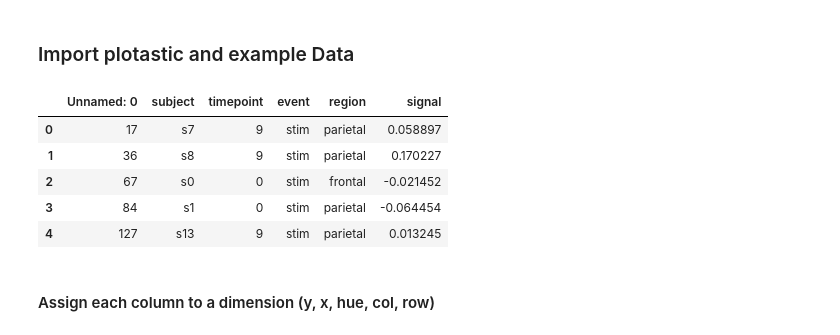
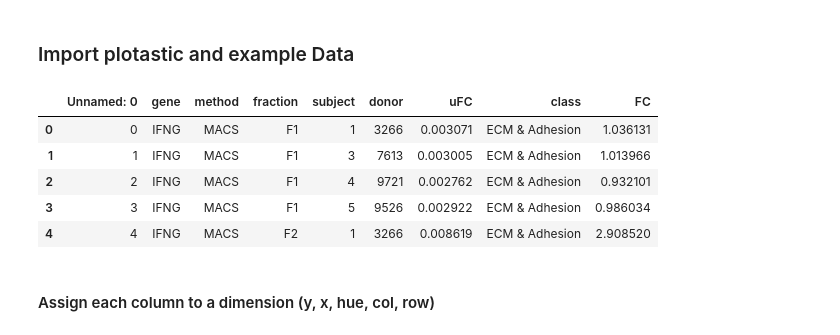
Before and after one commit to markur4/plotastic, a Jupyter notebook: How_To_Use/quick_example_fmri.ipynb, the cells around one changed output. Drawn from its saved outputs; the diff is of its cells as text; code cells hidden in the pictures.

```diff
--- a/How_To_Use/quick_example_fmri.ipynb
+++ b/How_To_Use/quick_example_fmri.ipynb
@@ -5,16 +5,16 @@
 # %%
 import plotastic as plst
 
 # Import Example Data
-DF, dims = plst.load_dataset("fmri", verbose = False)
+DF, dims = plst.load_dataset("qpcr", verbose = False)
 DF.head()
 # %% [output]
-|  | Unnamed: 0 | subject | timepoint | event | region | signal |
-| 0 | 17 | s7 | 9 | stim | parietal | 0.058897 |
-| 1 | 36 | s8 | 9 | stim | parietal | 0.170227 |
-| 2 | 67 | s0 | 0 | stim | frontal | -0.021452 |
-| 3 | 84 | s1 | 0 | stim | parietal | -0.064454 |
-| 4 | 127 | s13 | 9 | stim | parietal | 0.013245 |
+|  | Unnamed: 0 | gene | method | fraction | subject | donor | uFC | class | FC |
+| 0 | 0 | IFNG | MACS | F1 | 1 | 3266 | 0.003071 | ECM & Adhesion | 1.036131 |
+| 1 | 1 | IFNG | MACS | F1 | 3 | 7613 | 0.003005 | ECM & Adhesion | 1.013966 |
+| 2 | 2 | IFNG | MACS | F1 | 4 | 9721 | 0.002762 | ECM & Adhesion | 0.932101 |
+| 3 | 3 | IFNG | MACS | F1 | 5 | 9526 | 0.002922 | ECM & Adhesion | 0.986034 |
+| 4 | 4 | IFNG | MACS | F2 | 1 | 3266 | 0.008619 | ECM & Adhesion | 2.908520 |
 # %% [markdown]
 #### Assign each column to a dimension (y, x, hue, col, row)
 # %%
```
Also changed, not shown: parts of 8 cells of this notebook, 11 other files.
